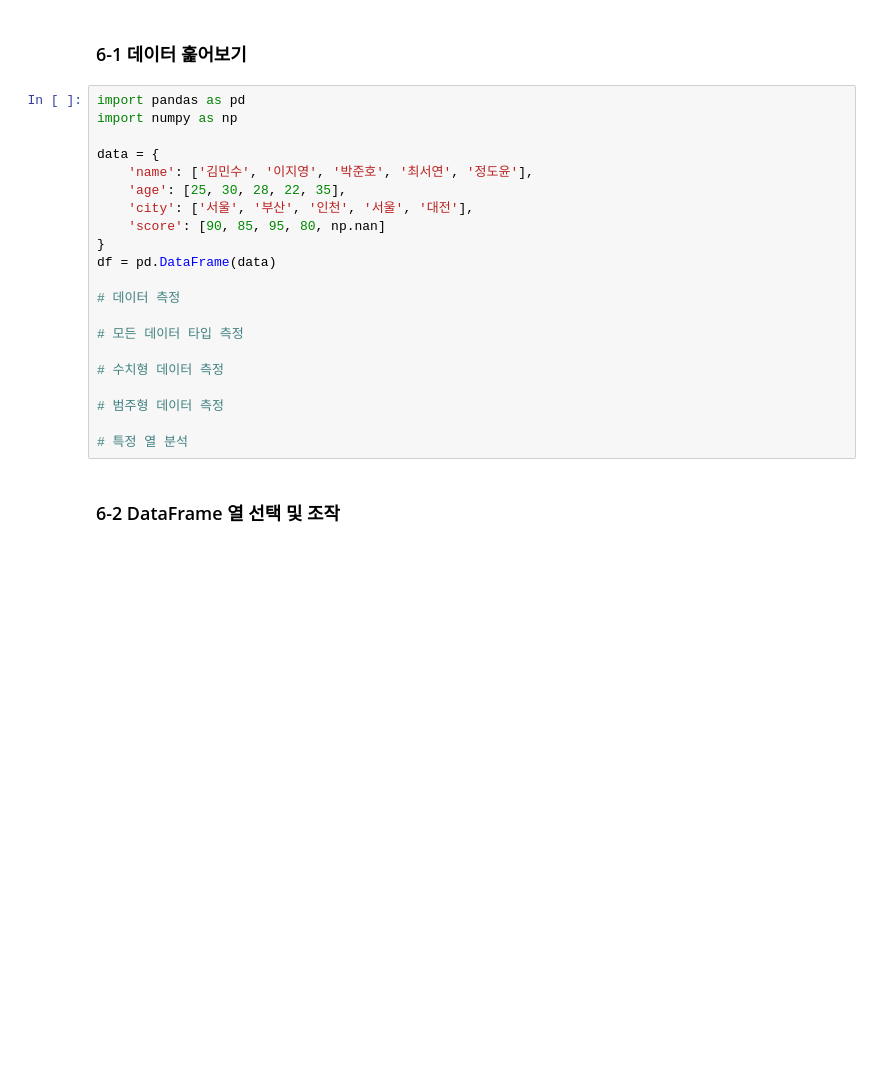
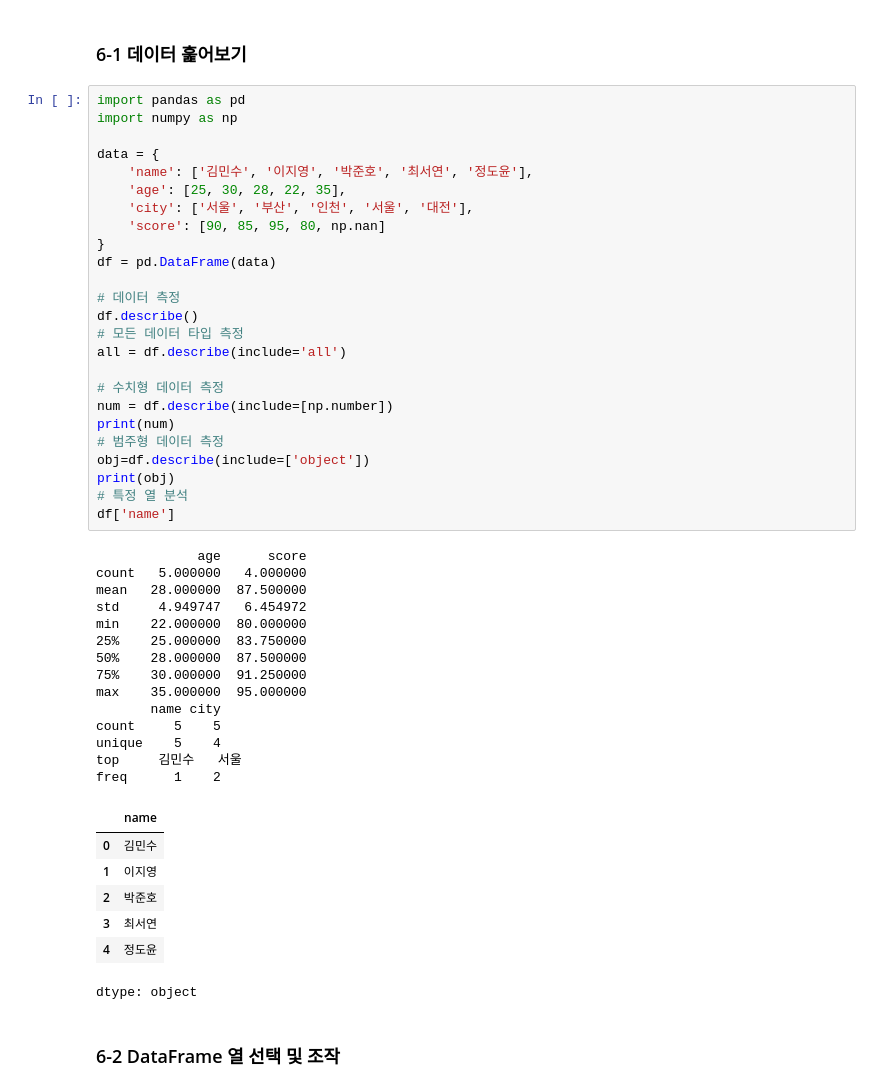
Before and after one commit to charminseon1987/Data-Analysis-with-Open-Source, a Jupyter notebook: 오픈소스_데이터_분석_6강.ipynb, the cells around one changed output. Saved outputs shown, nothing was run; the diff lists cells and outputs as text; blank space fills up the shorter version.

```diff
--- a/오픈소스_데이터_분석_6강.ipynb
+++ b/오픈소스_데이터_분석_6강.ipynb
@@ -7,24 +7,50 @@
 # %%
 import pandas as pd
 import numpy as np
 
 data = {
     'name': ['김민수', '이지영', '박준호', '최서연', '정도윤'],
     'age': [25, 30, 28, 22, 35],
     'city': ['서울', '부산', '인천', '서울', '대전'],
     'score': [90, 85, 95, 80, np.nan]
 }
 df = pd.DataFrame(data)
 
 # 데이터 측정
-
+df.describe()
 # 모든 데이터 타입 측정
+all = df.describe(include='all')
 
 # 수치형 데이터 측정
-
+num = df.describe(include=[np.number])
+print(num)
 # 범주형 데이터 측정
-
+obj=df.describe(include=['object'])
+print(obj)
 # 특정 열 분석
+df['name']
+# %% [output]
+             age      score
+count   5.000000   4.000000
+mean   28.000000  87.500000
+std     4.949747   6.454972
+min    22.000000  80.000000
+25%    25.000000  83.750000
+50%    28.000000  87.500000
+75%    30.000000  91.250000
+max    35.000000  95.000000
+       name city
+count     5    5
+unique    5    4
+top     김민수   서울
+freq      1    2
+|  | name |
+| 0 | 김민수 |
+| 1 | 이지영 |
+| 2 | 박준호 |
+| 3 | 최서연 |
+| 4 | 정도윤 |
+dtype: object
 # %% [markdown]
 ### 6-2 DataFrame 열 선택 및 **조작**
 # %%
```
Also changed, not shown: parts of 3 cells of this notebook.
